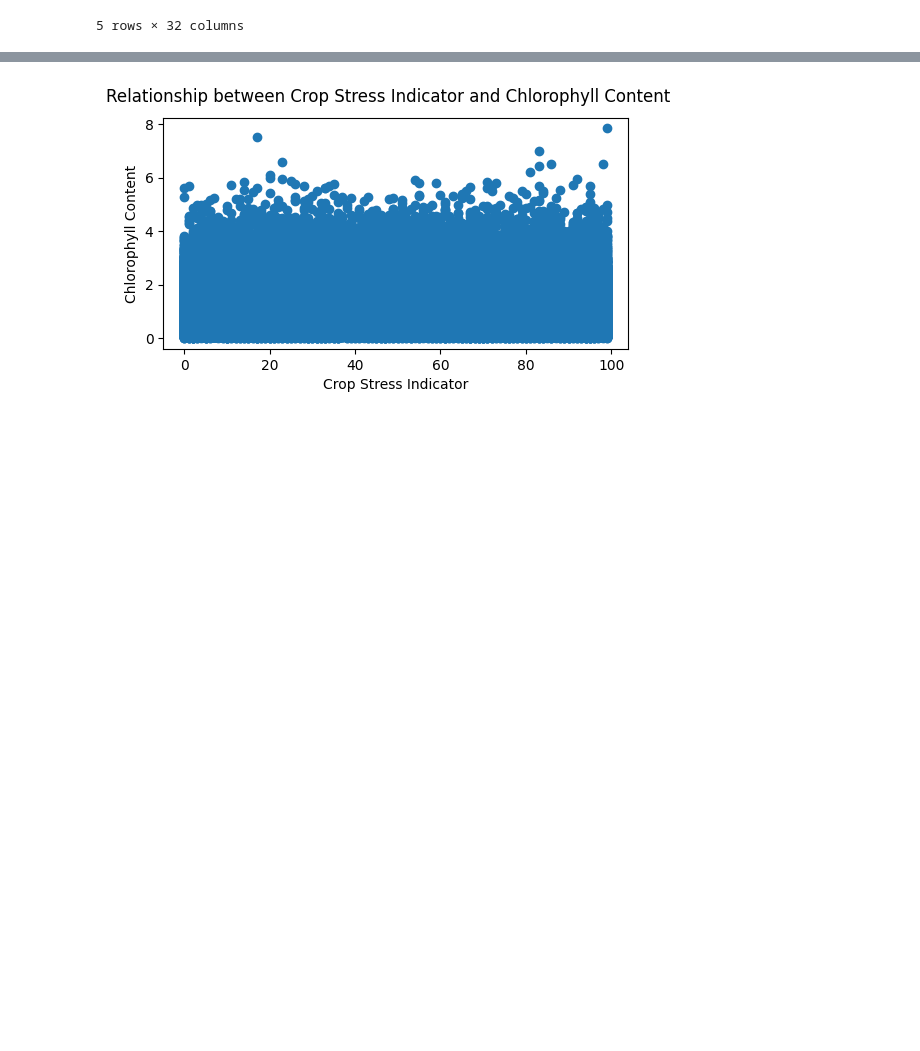
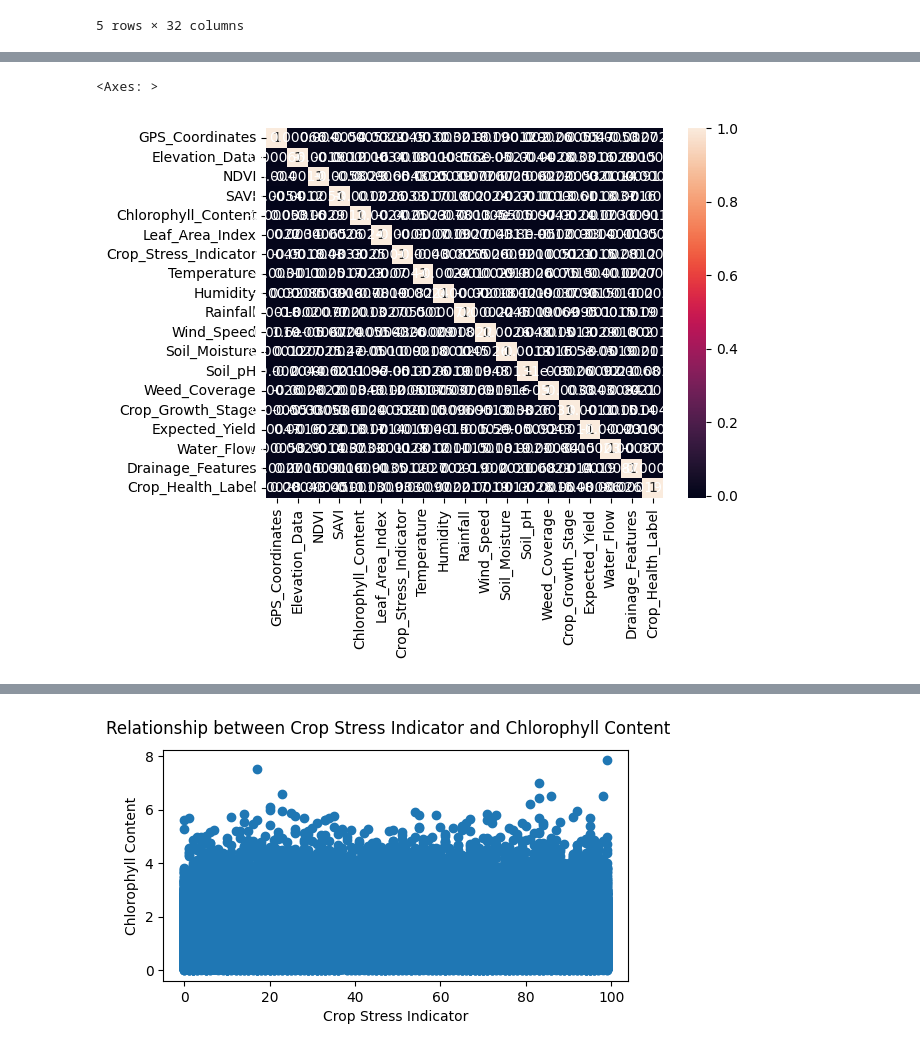
Before and after one commit to minjusun/AgricultureDataModeling, a Jupyter notebook: relPlot.ipynb, the cells around one changed output, grey strips where cells are left out. Drawn from its saved outputs; the diff is of its cells as text; code cells hidden in the pictures; blank space fills up the shorter version.

```diff
--- a/relPlot.ipynb
+++ b/relPlot.ipynb
@@ -30 +83,8 @@ Index(['High_Resolution_RGB', 'Multispectral_Images', 'Thermal_Images',
+# %%
+#heatmap for correlation
+import seaborn as sns
+sns.heatmap(df_scaled.corr(), annot=True)
+# %% [output]
+<Axes: >
+[figure, added]
 # %%
```
Also changed, not shown: parts of 9 cells of this notebook.
